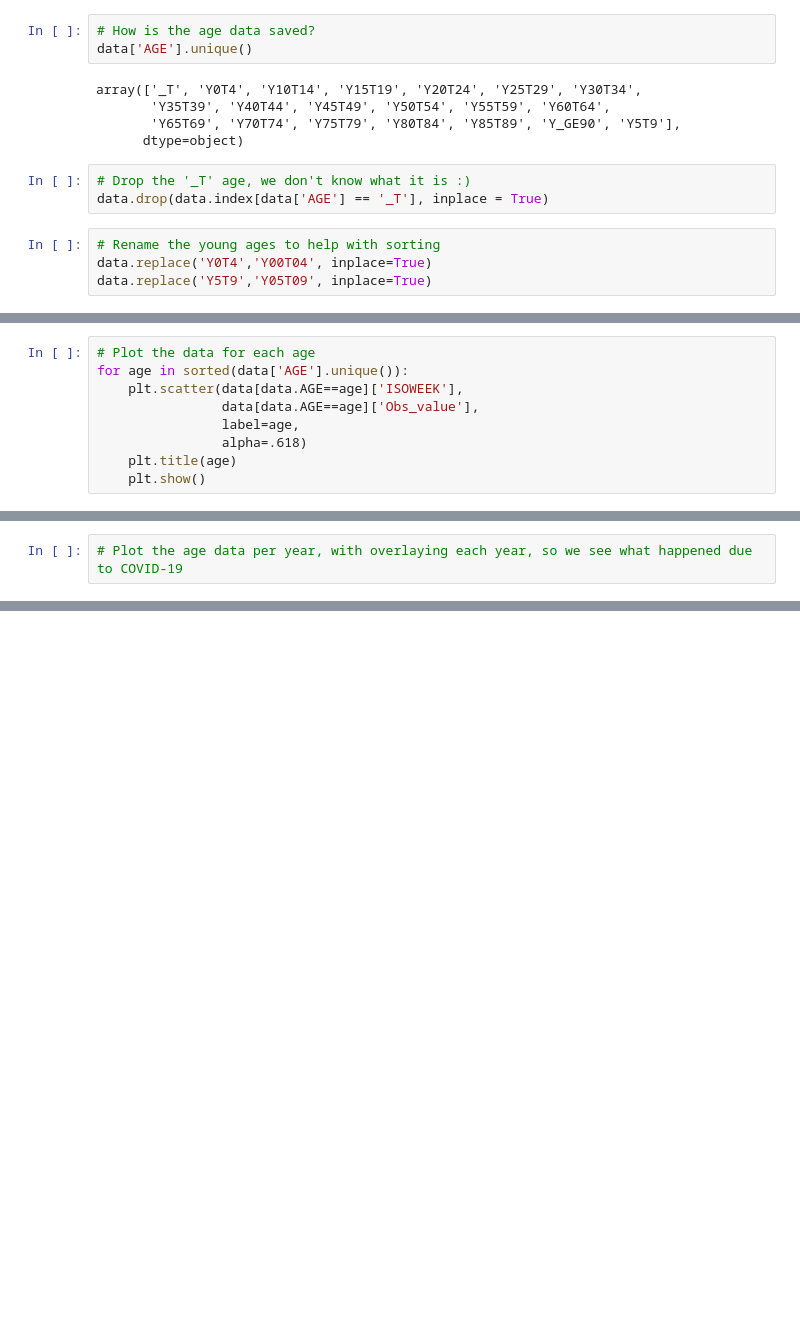
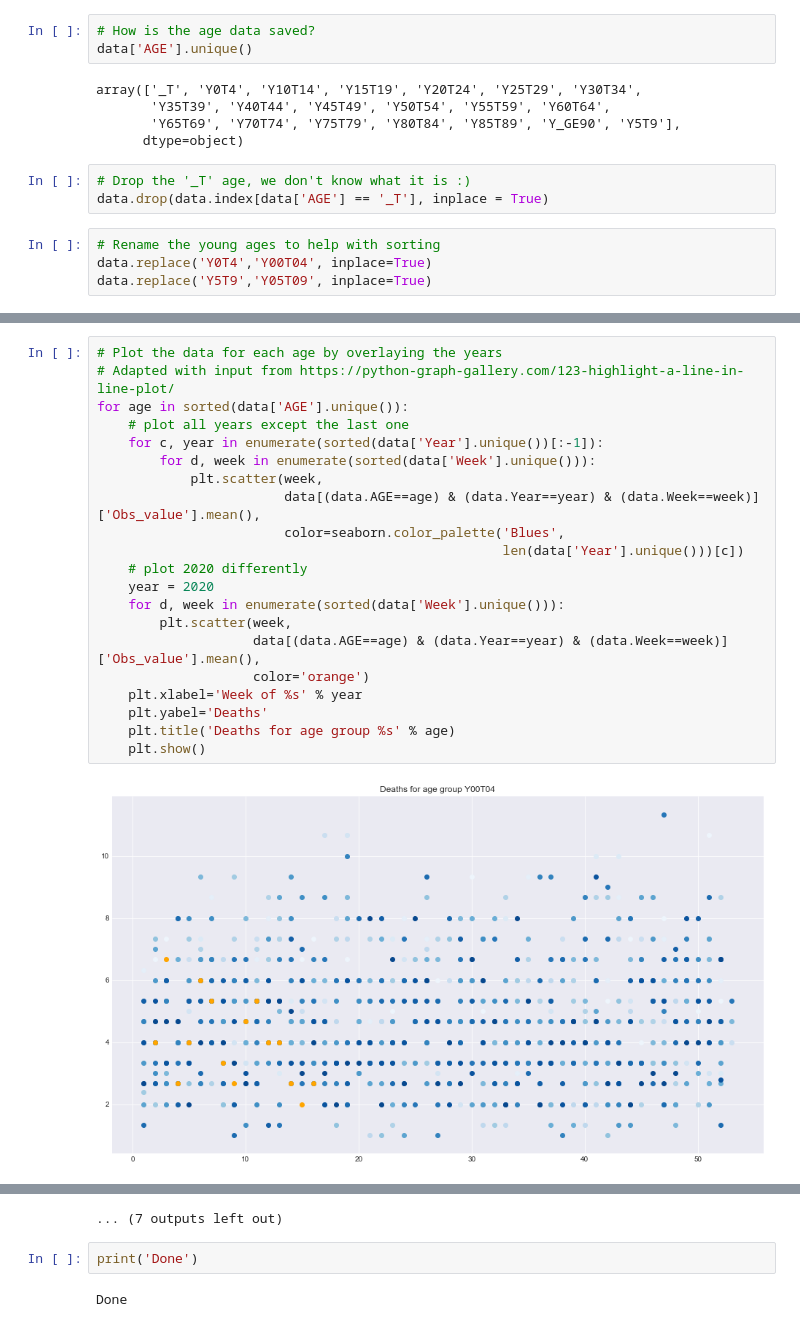
Before and after one commit to habi/TodesfaelleSchweiz, a Jupyter notebook: Todesfaelle.ipynb, the cells around one changed output, grey strips where cells are left out. Cells and saved outputs as stored; diff of their text form; blank space fills up the shorter version.

```diff
--- a/Todesfaelle.ipynb
+++ b/Todesfaelle.ipynb
@@ -53,9 +70,0 @@ plt.show()
-# %%
-# Plot the data for each age
-for age in sorted(data['AGE'].unique()):
-    plt.scatter(data[data.AGE==age]['ISOWEEK'],
-                data[data.AGE==age]['Obs_value'],
-                label=age,
-                alpha=.618)
-    plt.title(age)
-    plt.show()
@@ -76,2 +71,23 @@ for age in sorted(data['AGE'].unique()):
-# %%
-# Plot the age data per year, with overlaying each year, so we see what happened due to COVID-19
+# %%
+# Plot the data for each age by overlaying the years
+# Adapted with input from https://python-graph-gallery.com/123-highlight-a-line-in-line-plot/
+for age in sorted(data['AGE'].unique()):
+    # plot all years except the last one
+    for c, year in enumerate(sorted(data['Year'].unique())[:-1]):
+        for d, week in enumerate(sorted(data['Week'].unique())):
+            plt.scatter(week,
+                        data[(data.AGE==age) & (data.Year==year) & (data.Week==week)]['Obs_value'].mean(),
+                        color=seaborn.color_palette('Blues',
+                                                    len(data['Year'].unique()))[c])
+    # plot 2020 differently
+    year = 2020
+    for d, week in enumerate(sorted(data['Week'].unique())):
+        plt.scatter(week,
+                    data[(data.AGE==age) & (data.Year==year) & (data.Week==week)]['Obs_value'].mean(),
+                    color='orange')
+    plt.xlabel='Week of %s' % year
+    plt.yabel='Deaths'
+    plt.title('Deaths for age group %s' % age)
+    plt.show()
+# %% [output]
+[figure, added]
@@ -77,0 +105,5 @@ for age in sorted(data['AGE'].unique()):
+... (7 outputs left out)
+# %%
+print('Done')
+# %% [output]
+Done
```
Also changed, not shown: parts of 9 cells of this notebook.
